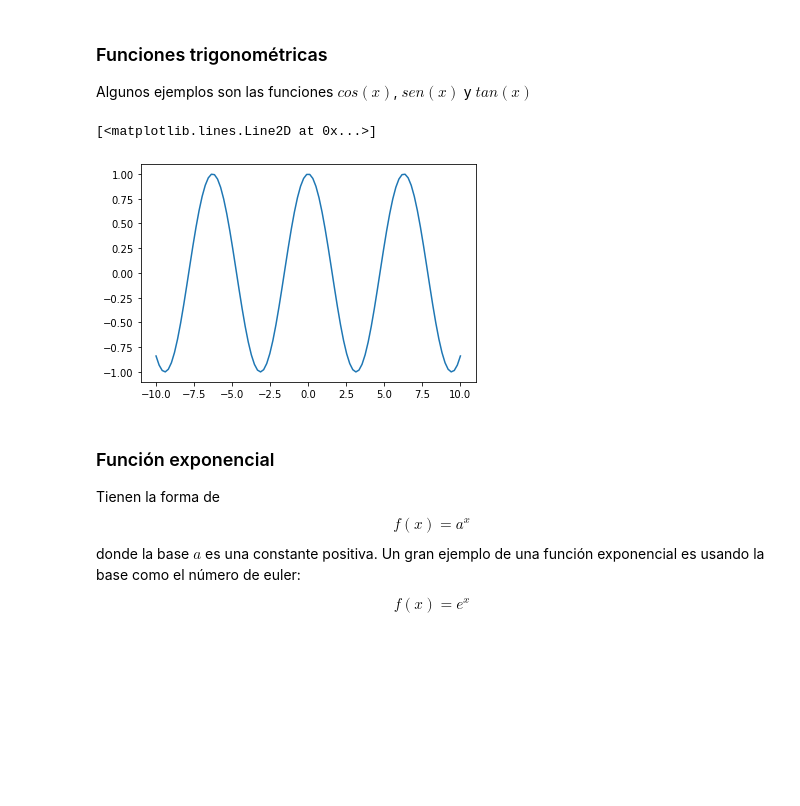
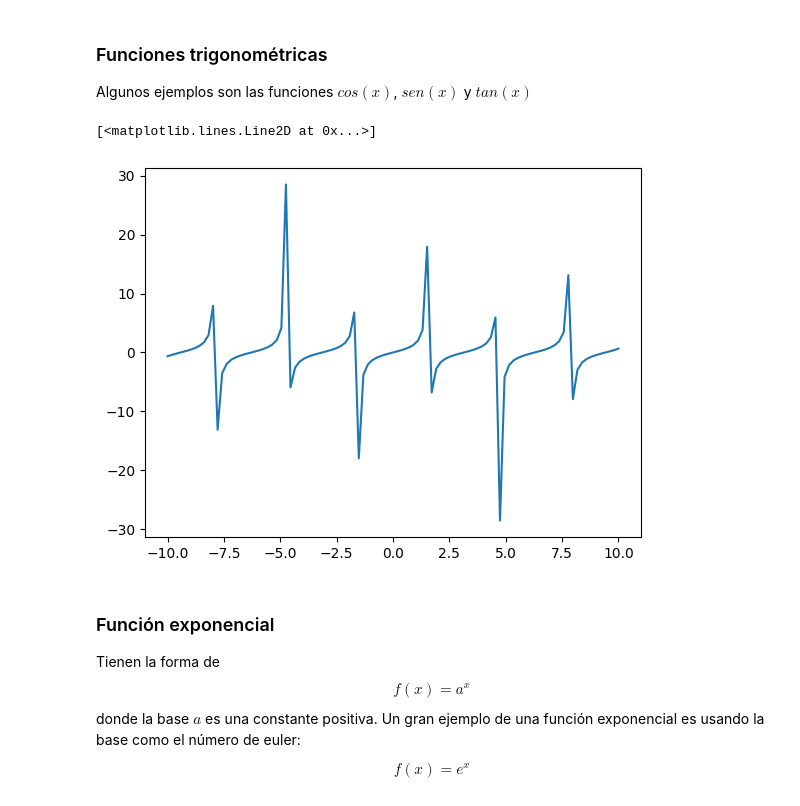
Before and after one commit to AngelDHackerman/fullDataSciencePath, a Jupyter notebook: funciones_matematicas_data_science_AI/1_Programando_funciones.ipynb, the cells around one changed output. Saved outputs shown, nothing was run; the diff lists cells and outputs as text; code cells hidden in the pictures; blank space fills up the shorter version.

```diff
--- a/funciones_matematicas_data_science_AI/1_Programando_funciones.ipynb
+++ b/funciones_matematicas_data_science_AI/1_Programando_funciones.ipynb
@@ -74,14 +78,14 @@ Son funciones que no pueden ser expresadas con polinomios.
 Algunos ejemplos son las funciones $cos(x)$, $sen(x)$ y $tan(x)$
 # %%
 def f(x):
-  return np.cos(x)
+  return np.tan(x)  # ? numpy ya tiene definido por dentro como funciona el coseno, seno y tangente.
 
 y = f(x)
 
-plt.plot(x,y)
+plt.plot(x, y)
 # %% [output]
 [<matplotlib.lines.Line2D at 0x...>]
-[figure, old version]
+[figure, new version]
 # %% [markdown]
 ### Función exponencial
 
```
Also changed, not shown: parts of 3 cells of this notebook.
